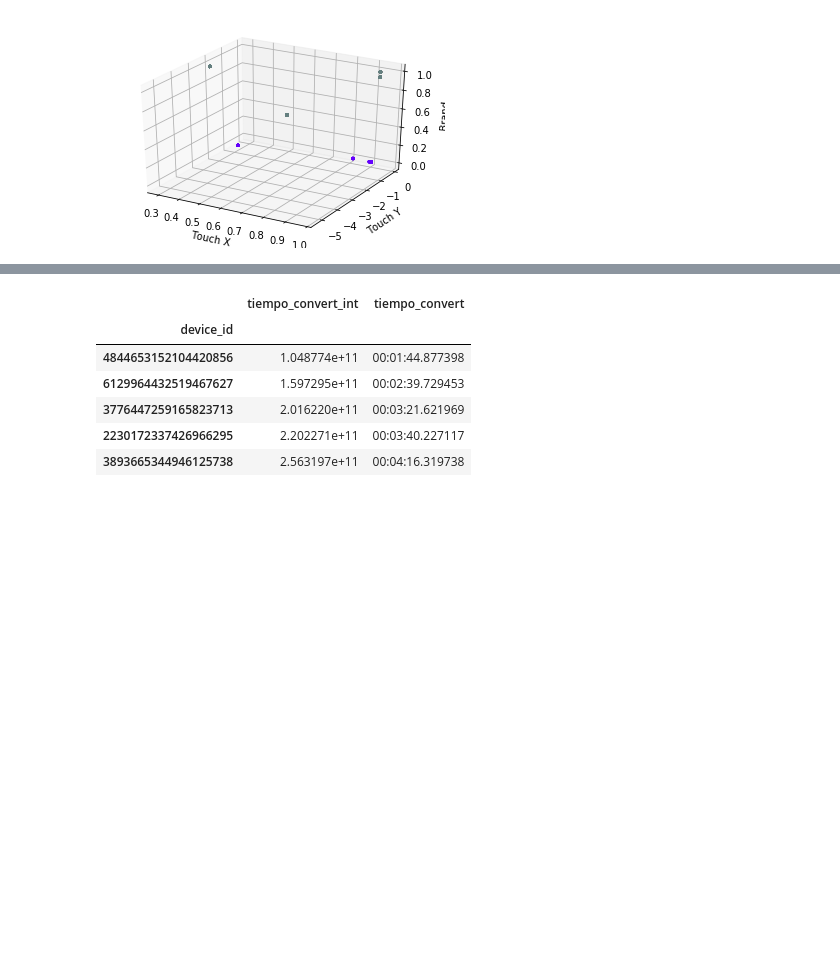
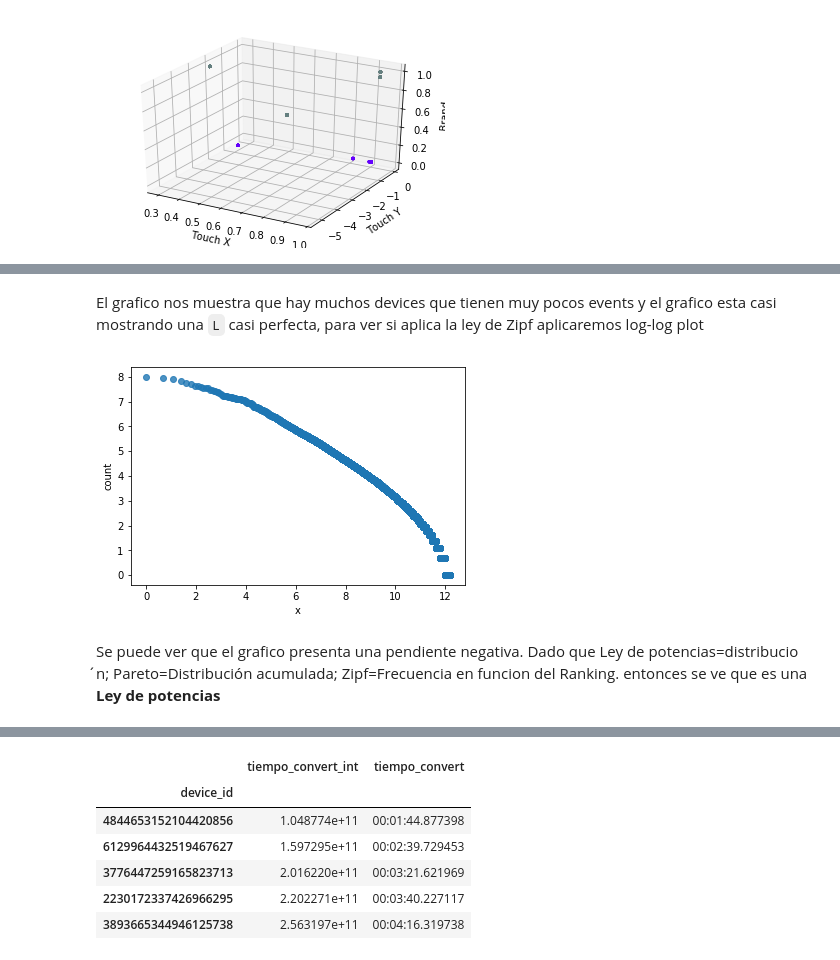
Before and after one commit to bebetosaba/7506-datos-1C2019, a Jupyter notebook: TP1/analisis.ipynb, the cells around one changed output, grey strips where cells are left out. Cells and saved outputs as stored; diff of their text form; code cells hidden in the pictures; blank space fills up the shorter version.

```diff
--- a/TP1/analisis.ipynb
+++ b/TP1/analisis.ipynb
@@ -417,3 +426,13 @@ plt.show()
+# %% [markdown]
+El grafico nos muestra que hay muchos devices que tienen muy pocos events y el grafico esta casi mostrando una `L` casi perfecta, para ver si aplica la ley de Zipf aplicaremos log-log plot
+# %%
+sns.regplot(x=np.log(device_freq['x'].add(1)), y=np.log(device_freq['count'].add(0.01)), fit_reg=False);
+#device_freq.plot(x='x',y='count',loglog=True, legend=False)
+# %% [output]
+[figure, added]
+# %% [markdown]
+Se puede ver que el grafico presenta una pendiente negativa. Dado que Ley de potencias=distribucio ́n; Pareto=Distribución acumulada; Zipf=Frecuencia en funcion del Ranking.
+entonces se ve que es una **Ley de potencias**
 # %%
 #cuanto se tadró en instalar
 display(auctionsDF.head(5).T)
```
Also changed, not shown: parts of 16 cells of this notebook.
